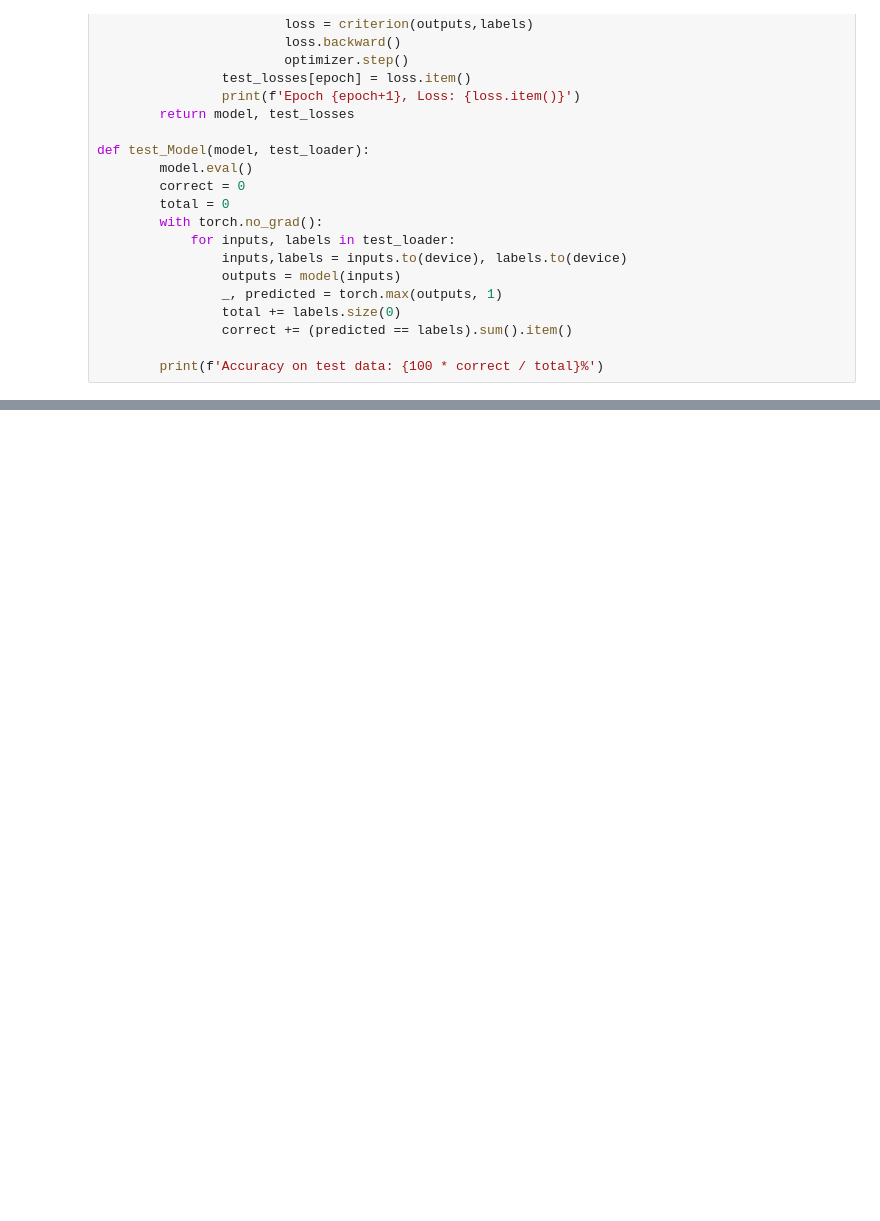
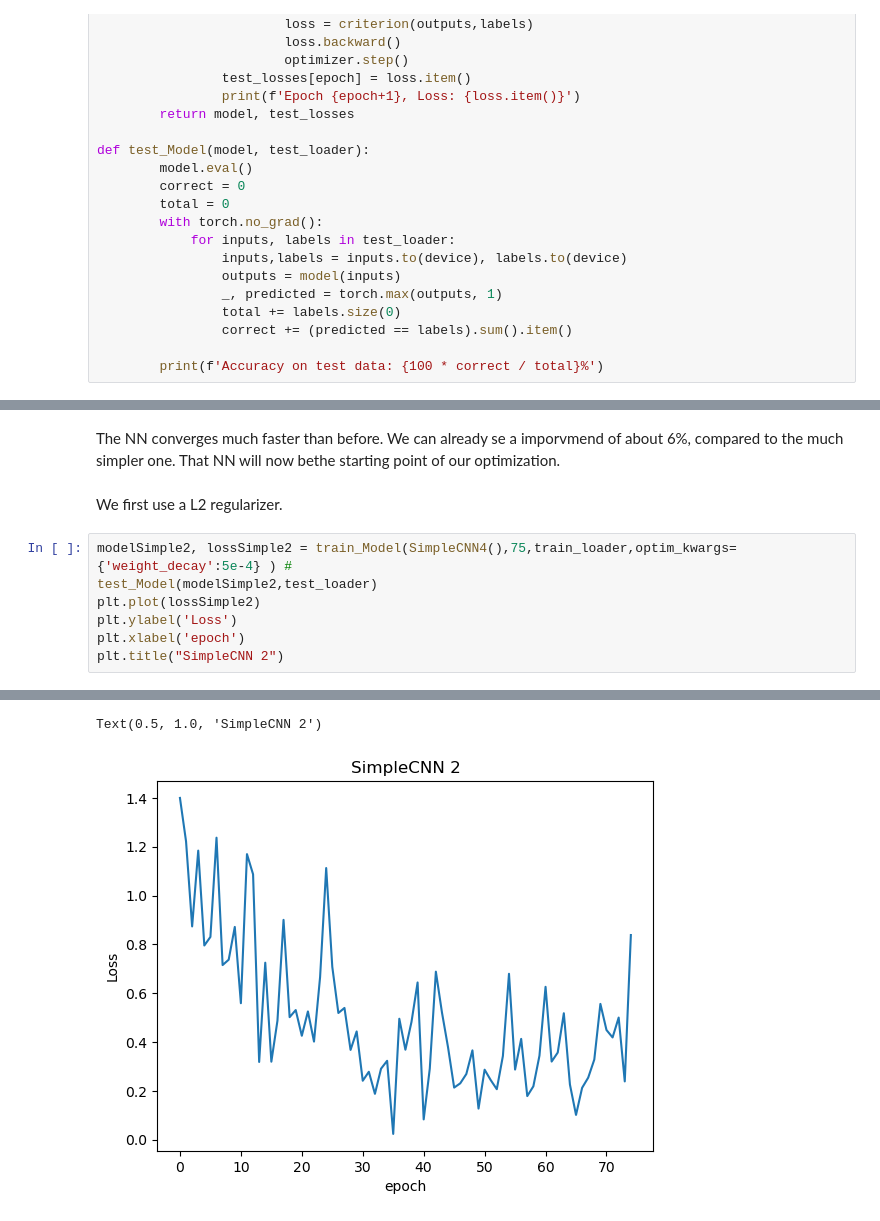
Before and after one commit to BenediktAuer/ML_SS24, a Jupyter notebook: Exercise6/sheet-6.ipynb, the cells around one changed output, grey strips where cells are left out. Cells and saved outputs as stored; diff of their text form; blank space fills up the shorter version.

```diff
--- a/Exercise6/sheet-6.ipynb
+++ b/Exercise6/sheet-6.ipynb
@@ -231,0 +314,13 @@ plt.plot(loss1)
+# %% [markdown]
+The NN converges much faster than before.
+We can already se a imporvmend of about 6%, compared to the much simpler one. That NN will now bethe starting point of our optimization.
+# %% [markdown]
+We first use a L2 regularizer.
+# %%
+modelSimple2, lossSimple2 = train_Model(SimpleCNN4(),75,train_loader,optim_kwargs={'weight_decay':5e-4} ) #
+test_Model(modelSimple2,test_loader)
+plt.plot(lossSimple2)
+plt.ylabel('Loss')
+plt.xlabel('epoch')
+plt.title("SimpleCNN 2")
+# %% [output]
@@ -231,0 +344,2 @@ plt.plot(loss1)
+Text(0.5, 1.0, 'SimpleCNN 2')
+[figure, added]
```
Also changed, not shown: parts of 22 cells of this notebook.
